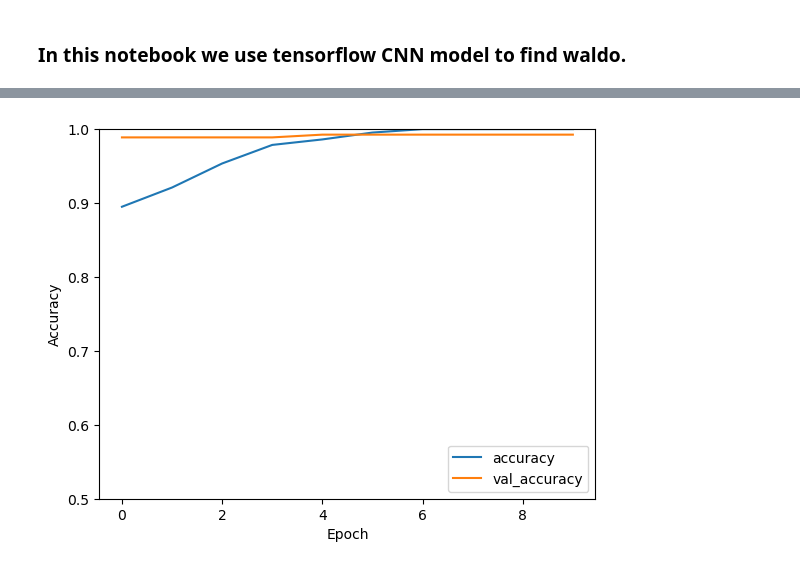
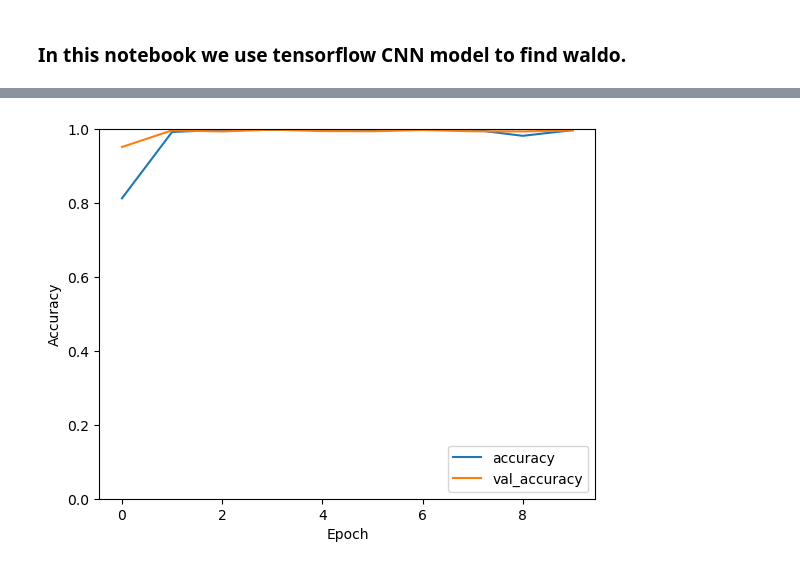
Before and after one commit to Crackhoff/MPUM_main, a Jupyter notebook: code/benchmark.ipynb, the cells around one changed output, grey strips where cells are left out. Saved outputs shown, nothing was run; the diff lists cells and outputs as text; code cells hidden in the pictures.

```diff
--- a/code/benchmark.ipynb
+++ b/code/benchmark.ipynb
@@ -7,9 +14,12 @@ import matplotlib.pyplot as plt
 # %%
 train_ds, test_ds = tf.keras.utils.image_dataset_from_directory(
-    '../data/src1/128-gray',
+    '../data/selfmade',
     validation_split=0.2,
     subset="both",
     seed=123,
     image_size=(64, 64),
-    batch_size=32)
+    batch_size=32,
+    shuffle=True)
+
+print(test_ds.class_names)
 # %% [output]
@@ -19,14 +52,21 @@ Using 268 files for validation.
 # %%
 model = tf.keras.models.Sequential([
-    tf.keras.layers.Conv2D(32, (3, 3), activation='relu', input_shape=(64, 64, 3)),
+    tf.keras.layers.Conv2D(64, (16, 16), activation='relu', input_shape=(64, 64, 3)),
+    tf.keras.layers.MaxPooling2D((5, 5)),
+    tf.keras.layers.Conv2D(32, (3, 3), activation='relu'),
     tf.keras.layers.MaxPooling2D((2, 2)),
-    tf.keras.layers.Conv2D(64, (3, 3), activation='relu'),
-    tf.keras.layers.MaxPooling2D((2, 2)),
-    tf.keras.layers.Conv2D(64, (3, 3), activation='relu'),
+    tf.keras.layers.Conv2D(32, (3, 3), activation='relu'),
     tf.keras.layers.Flatten(),
-    tf.keras.layers.Dense(64, activation='relu'),
+    tf.keras.layers.Dense(128, activation='relu'),
     tf.keras.layers.Dense(2)
 ])
+
+model2 = tf.keras.applications.VGG16(
+    include_top=True,
+    weights=None,
+    input_shape=(64, 64, 3),
+    classes=2
+)
 # %%
 model.compile(optimizer='adam',
               loss=tf.keras.losses.SparseCategoricalCrossentropy(from_logits=True),
@@ -67,8 +126,6 @@ plt.plot(history.history['accuracy'], label='accuracy')
 plt.plot(history.history['val_accuracy'], label = 'val_accuracy')
 plt.xlabel('Epoch')
 plt.ylabel('Accuracy')
-plt.ylim([0.5, 1])
+plt.ylim([0.0, 1])
 plt.legend(loc='lower right')
-
-test_loss, test_acc = model.evaluate(test_ds, verbose=2)
 # %% [output]
@@ -76 +133 @@ test_loss, test_acc = model.evaluate(test_ds, verbose=2)
-[figure, old version]
+[figure, new version]
```
Also changed, not shown: parts of 12 cells of this notebook, 1 other file.
